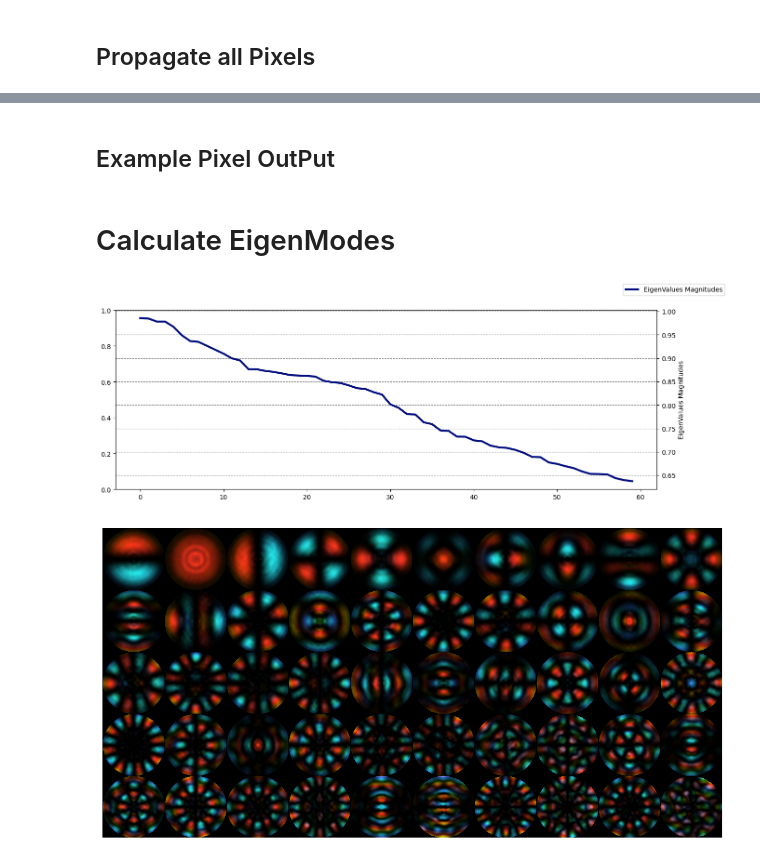
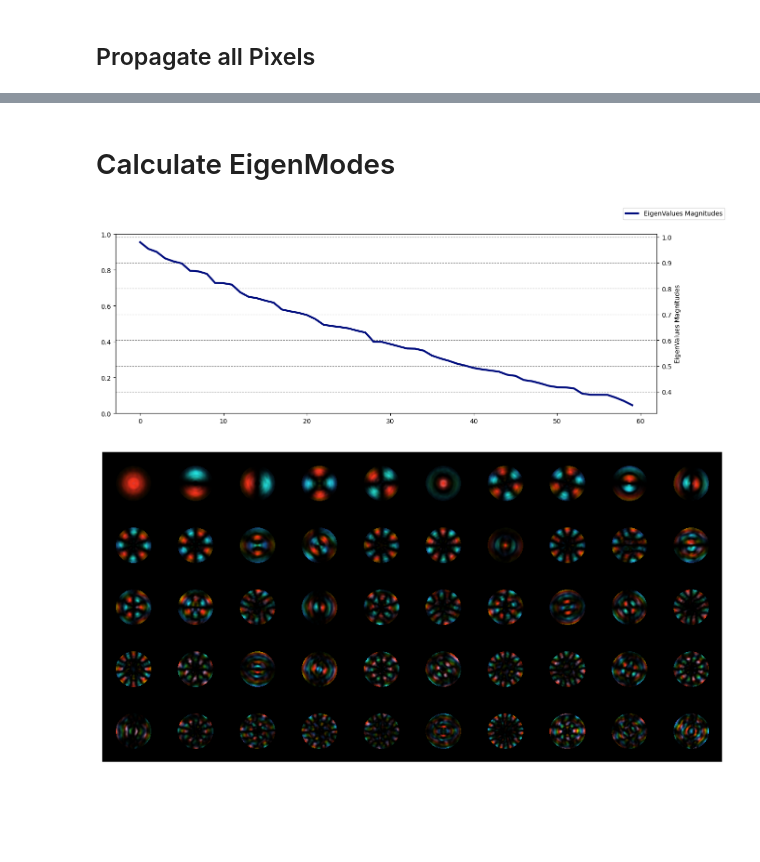
Before and after one commit to LukasScarfe/Eigen, a Jupyter notebook: eigenmodes.ipynb, the cells around one changed output, grey strips where cells are left out. Cells and saved outputs as stored; diff of their text form; code cells hidden in the pictures; blank space fills up the shorter version.

```diff
--- a/eigenmodes.ipynb
+++ b/eigenmodes.ipynb
@@ -402,7 +402,7 @@ def parallelpropagatePixels(FieldIn, N, z,lensSize, abbs):
 size = 40*cm
 N=128
 
-lensSize=size/3.5
+lensSize=size/4
 
 #Beam Parameters
 wavelength = 633*nm
@@ -456,5 +457,3 @@ Starting parallel execution with 10 processes...
-# %% [markdown]
-## Example Pixel OutPut
 # %% [markdown]
 # Calculate EigenModes
 # %%
@@ -487,7 +486,7 @@ ax2.plot(x[:60],eigMags[:60],label='EigenValues Magnitudes',color=customColoursB
 fig.legend()
 plt.show()
 # %% [output]
-[figure, old version]
+[figure, new version]
 # %%
 #Making Eigenvector optical modes
 F=Begin(size,wavelength,N)
@@ -501,10 +500,10 @@ for i in progress(range(100)):
     F=SubPhase(SubIntensity(F,eigenInt),eigenPhase)
     eigenBeams.append(F)
 # %%
-plot=plotBeam(eigenBeams[:50],rows=5,dpi=N)
+plot=plotBeam(eigenBeams[:50],rows=5,dpi=N*3)
 plt.show();plt.close()
 # %% [output]
-[figure, old version]
+[figure, new version]
 # %%
 sorted_array = np.flip(np.argsort(eigMags)[-20:])
 bestEigenModes=[eigenBeams[index] for index in sorted_array]
```
Also changed, not shown: parts of 3 cells of this notebook.
